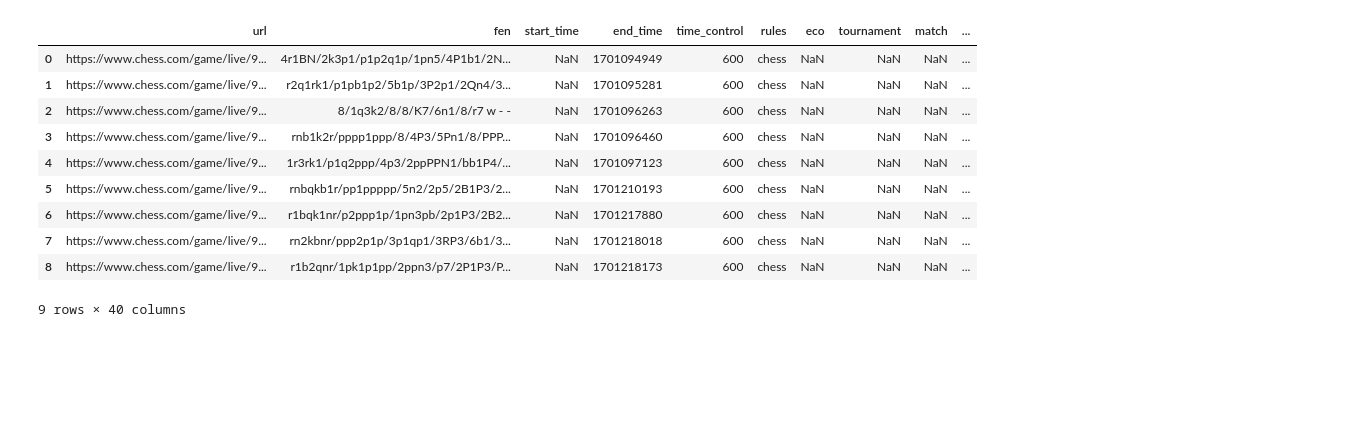
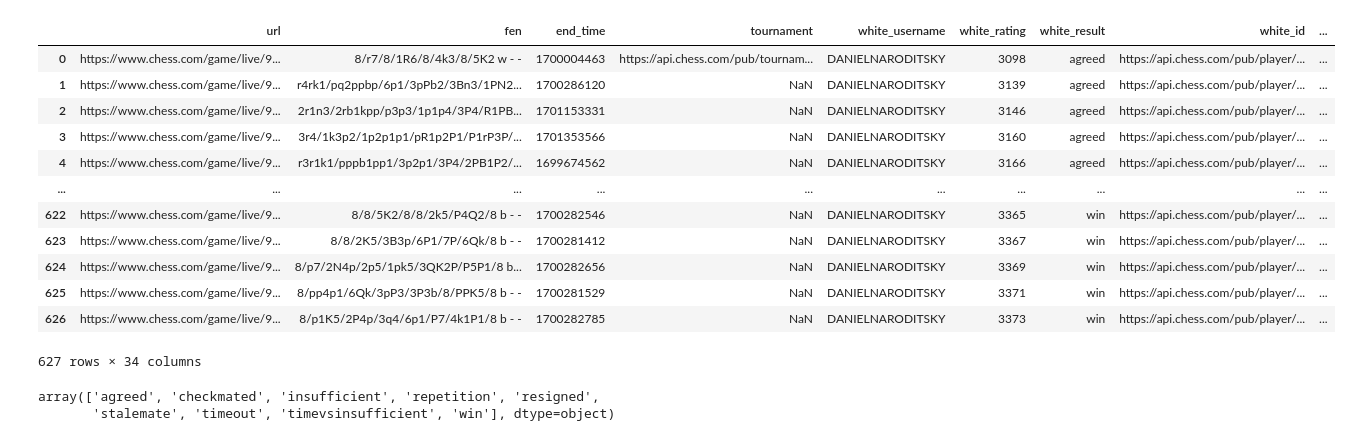
Before and after one commit to eldhaim/Analisis_de_datos, a Jupyter notebook: chess_com.ipynb, the cells around one changed output. Drawn from its saved outputs; the diff is of its cells as text; code cells hidden in the pictures; blank space fills up the shorter version.

```diff
--- a/chess_com.ipynb
+++ b/chess_com.ipynb
@@ -7,20 +7,29 @@ from prettytable import PrettyTable
 from objetos_logica_ajedrez.API_chess_com import ChessCom
 
 # Instanciando objeto ChessCom para obtener los datos de la pagina Chess.com sobre el usuario por año y mes en 2 dataFrames
-chess_com = ChessCom("ulsfrak", 2023, 11)
-games_df = chess_com.get_data_frames_games
+chess_com = ChessCom("DanielNaroditsky", 2023, 11)
+white_pieces_games_df = chess_com.get_white_pieces_games_df
+black_pieces_games_df = chess_com.get_black_pieces_games_df
 moves_games_df = chess_com.get_data_frames_moves_games
 # %%
-games_df
+white_pieces_games_df
 # %% [output]
-|  | url | fen | start_time | end_time | time_control | rules | eco | tournament | match | ... |
-| 0 | https://www.chess.com/game/live/9... | 4r1BN/2k3p1/p1p2q1p/1pn5/4P1b1/2N... | NaN | 1701094949 | 600 | chess | NaN | NaN | NaN | ... |
-| 1 | https://www.chess.com/game/live/9... | r2q1rk1/p1pb1p2/5b1p/3P2p1/2Qn4/3... | NaN | 1701095281 | 600 | chess | NaN | NaN | NaN | ... |
-| 2 | https://www.chess.com/game/live/9... | 8/1q3k2/8/8/K7/6n1/8/r7 w - - | NaN | 1701096263 | 600 | chess | NaN | NaN | NaN | ... |
-| 3 | https://www.chess.com/game/live/9... | rnb1k2r/pppp1ppp/8/4P3/5Pn1/8/PPP... | NaN | 1701096460 | 600 | chess | NaN | NaN | NaN | ... |
-| 4 | https://www.chess.com/game/live/9... | 1r3rk1/p1q2ppp/4p3/2ppPPN1/bb1P4/... | NaN | 1701097123 | 600 | chess | NaN | NaN | NaN | ... |
-| 5 | https://www.chess.com/game/live/9... | rnbqkb1r/pp1ppppp/5n2/2p5/2B1P3/2... | NaN | 1701210193 | 600 | chess | NaN | NaN | NaN | ... |
-| 6 | https://www.chess.com/game/live/9... | r1bqk1nr/p2ppp1p/1pn3pb/2p1P3/2B2... | NaN | 1701217880 | 600 | chess | NaN | NaN | NaN | ... |
-| 7 | https://www.chess.com/game/live/9... | rn2kbnr/ppp2p1p/3p1qp1/3RP3/6b1/3... | NaN | 1701218018 | 600 | chess | NaN | NaN | NaN | ... |
-| 8 | https://www.chess.com/game/live/9... | r1b2qnr/1pk1p1pp/2ppn3/p7/2P1P3/P... | NaN | 1701218173 | 600 | chess | NaN | NaN | NaN | ... |
+|  | url | fen | end_time | tournament | white_username | white_rating | white_result | white_id | ... |
+| 0 | https://www.chess.com/game/live/9... | 8/r7/8/1R6/8/4k3/8/5K2 w - - | 1700004463 | https://api.chess.com/pub/tournam... | DANIELNARODITSKY | 3098 | agreed | https://api.chess.com/pub/player/... | ... |
+| 1 | https://www.chess.com/game/live/9... | r4rk1/pq2ppbp/6p1/3pPb2/3Bn3/1PN2... | 1700286120 | NaN | DANIELNARODITSKY | 3139 | agreed | https://api.chess.com/pub/player/... | ... |
+| 2 | https://www.chess.com/game/live/9... | 2r1n3/2rb1kpp/p3p3/1p1p4/3P4/R1PB... | 1701153331 | NaN | DANIELNARODITSKY | 3146 | agreed | https://api.chess.com/pub/player/... | ... |
+| 3 | https://www.chess.com/game/live/9... | 3r4/1k3p2/1p2p1p1/pR1p2P1/P1rP3P/... | 1701353566 | NaN | DANIELNARODITSKY | 3160 | agreed | https://api.chess.com/pub/player/... | ... |
+| 4 | https://www.chess.com/game/live/9... | r3r1k1/pppb1pp1/3p2p1/3P4/2PB1P2/... | 1699674562 | NaN | DANIELNARODITSKY | 3166 | agreed | https://api.chess.com/pub/player/... | ... |
+| ... | ... | ... | ... | ... | ... | ... | ... | ... | ... |
+| 622 | https://www.chess.com/game/live/9... | 8/8/5K2/8/8/2k5/P4Q2/8 b - - | 1700282546 | NaN | DANIELNARODITSKY | 3365 | win | https://api.chess.com/pub/player/... | ... |
+| 623 | https://www.chess.com/game/live/9... | 8/8/2K5/3B3p/6P1/7P/6Qk/8 b - - | 1700281412 | NaN | DANIELNARODITSKY | 3367 | win | https://api.chess.com/pub/player/... | ... |
+| 624 | https://www.chess.com/game/live/9... | 8/p7/2N4p/2p5/1pk5/3QK2P/P5P1/8 b... | 1700282656 | NaN | DANIELNARODITSKY | 3369 | win | https://api.chess.com/pub/player/... | ... |
+| 625 | https://www.chess.com/game/live/9... | 8/pp4p1/6Qk/3pP3/3P3b/8/PPK5/8 b - - | 1700281529 | NaN | DANIELNARODITSKY | 3371 | win | https://api.chess.com/pub/player/... | ... |
+| 626 | https://www.chess.com/game/live/9... | 8/p1K5/2P4p/3q4/6p1/P7/4k1P1/8 b - - | 1700282785 | NaN | DANIELNARODITSKY | 3373 | win | https://api.chess.com/pub/player/... | ... |
-9 rows × 40 columns
+627 rows × 34 columns
+# %%
+valores_unicos = white_pieces_games_df['white_result'].unique()
+valores_unicos
+# %% [output]
+array(['agreed', 'checkmated', 'insufficient', 'repetition', 'resigned',
+       'stalemate', 'timeout', 'timevsinsufficient', 'win'], dtype=object)
```
Also changed, not shown: parts of 4 cells of this notebook, 6 other files.
